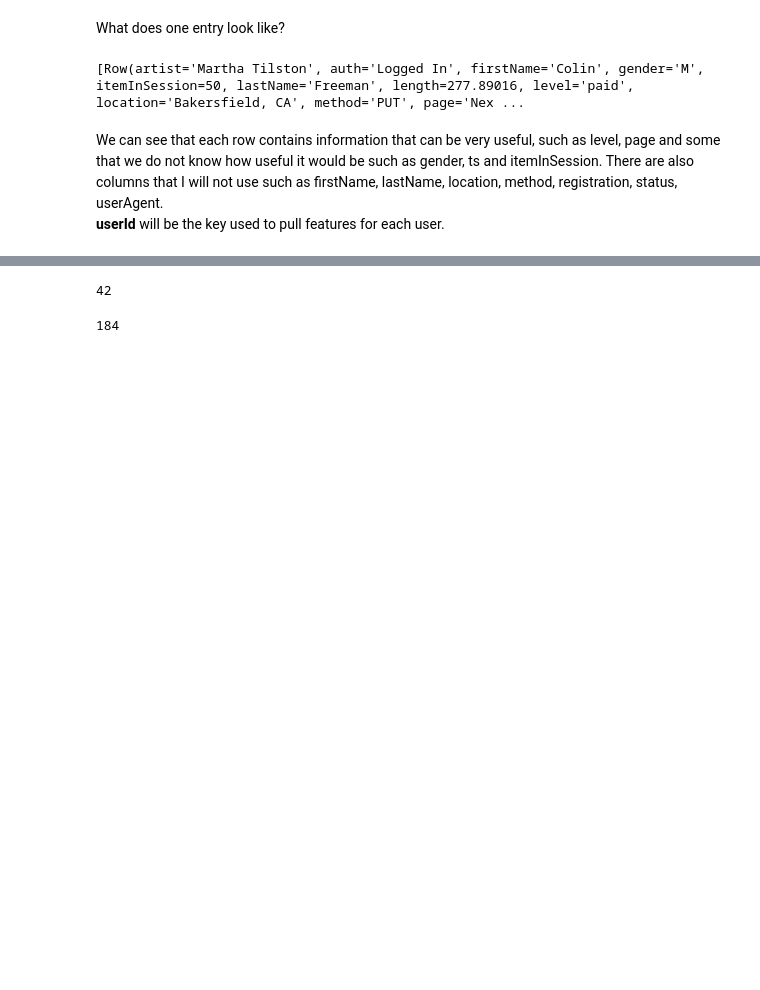
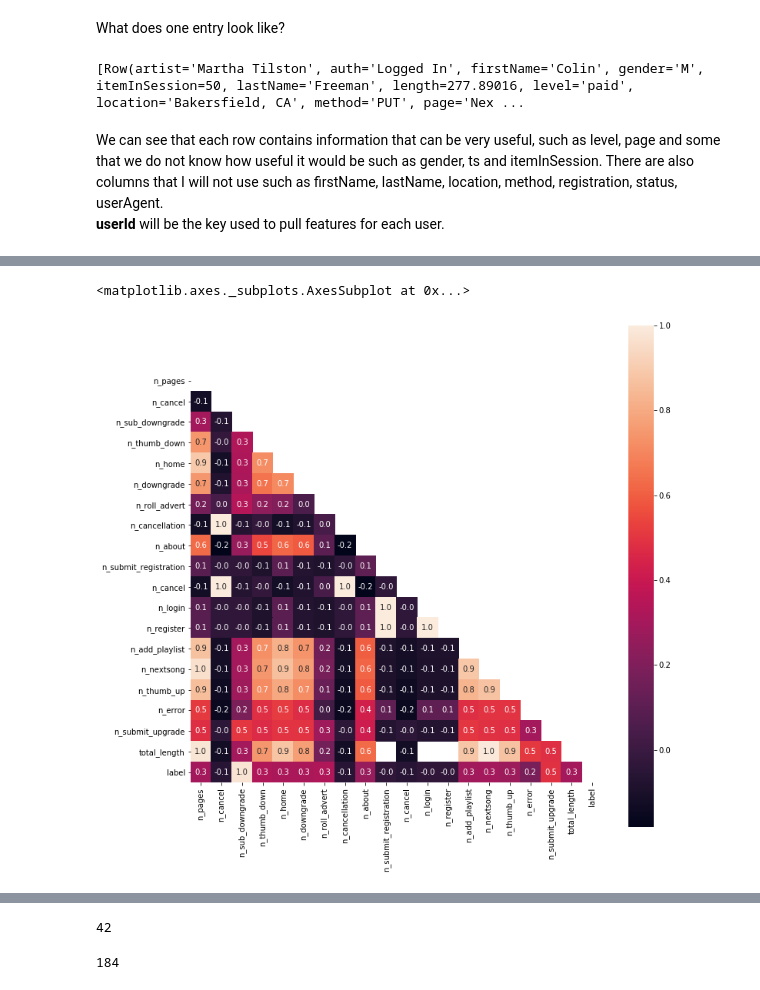
Before and after one commit to armand-hoxha25/DSND_Capstone, a Jupyter notebook: ETL.ipynb, the cells around one changed output, grey strips where cells are left out. Saved outputs shown, nothing was run; the diff lists cells and outputs as text; code cells hidden in the pictures; blank space fills up the shorter version.

```diff
--- a/ETL.ipynb
+++ b/ETL.ipynb
@@ -134,7 +149,10 @@ using a custom function to transform the fact that the sub-downgrades into eithe
 # %%
-labeler = lambda x: 1 if x>0 else 0
+labeler = lambda x: 1 if x>0 else 0 # a small function o generate labels
+                                    #if a user goes through the submit downgrade page
 labelfunc = F.udf(labeler,IntegerType())
-pdf=spark.sql('''
+
+# this SQL Query will take care of the feature exctraction from the data
+features=spark.sql('''
 SELECT userId,
 gender,
 COUNT(page) AS n_pages,
@@ -156,6 +174,8 @@ COUNT(IF(page='Thumbs Up',1,NULL)) AS n_thumb_up,
 COUNT(IF(page='Error',1,NULL)) AS n_error,
 COUNT(IF(page='Submit Upgrade',1,NULL)) AS n_submit_upgrade,
 SUM(length) AS total_length
-FROM data GROUP BY userId,gender''')
-pdf.createOrReplaceTempView("features")
-pdf_labeled = pdf.withColumn("label",labelfunc("n_sub_downgrade"))
+FROM data
+GROUP BY userId,gender
+''')
+features.createOrReplaceTempView("features")
+features = features.withColumn("label",labelfunc("n_sub_downgrade"))
@@ -164,2 +186,2 @@ pdf_labeled = pdf.withColumn("label",labelfunc("n_sub_downgrade"))
 # %%
-featuredf = pdf_labeled.toPandas()
+featuredf = features.toPandas()
@@ -190,0 +195,9 @@ featuredf[featuredf['label']==0][['userId','n_sub_downgrade', 'label']]
+# %%
+plt.figure(figsize=(12,12),facecolor='white')
+corr = featuredf.corr(method='kendall')
+mask = np.zeros_like(corr)
+mask[np.triu_indices_from(mask)] = True
+sns.heatmap(corr,annot=True, fmt='.1f', square=True, mask = mask)
+# %% [output]
+<matplotlib.axes._subplots.AxesSubplot at 0x...>
+[figure, added]
```
Also changed, not shown: parts of 42 cells of this notebook.
